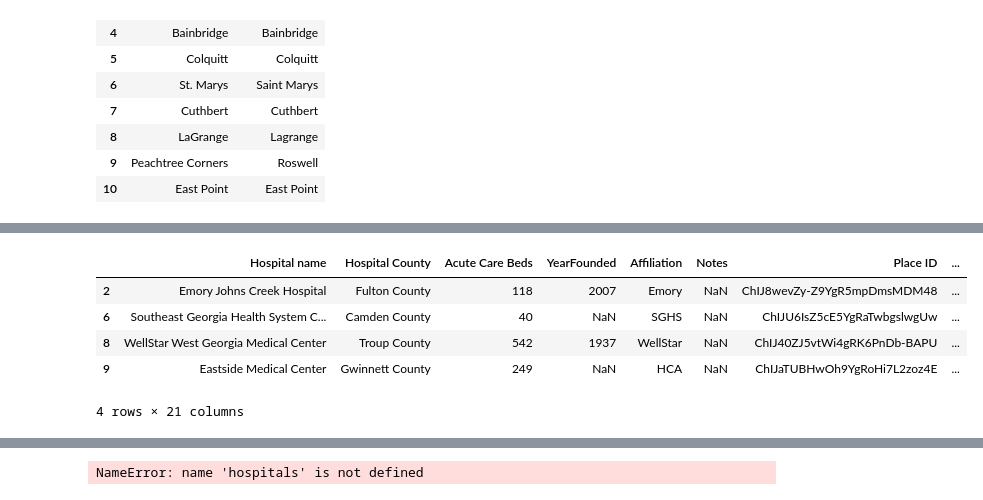
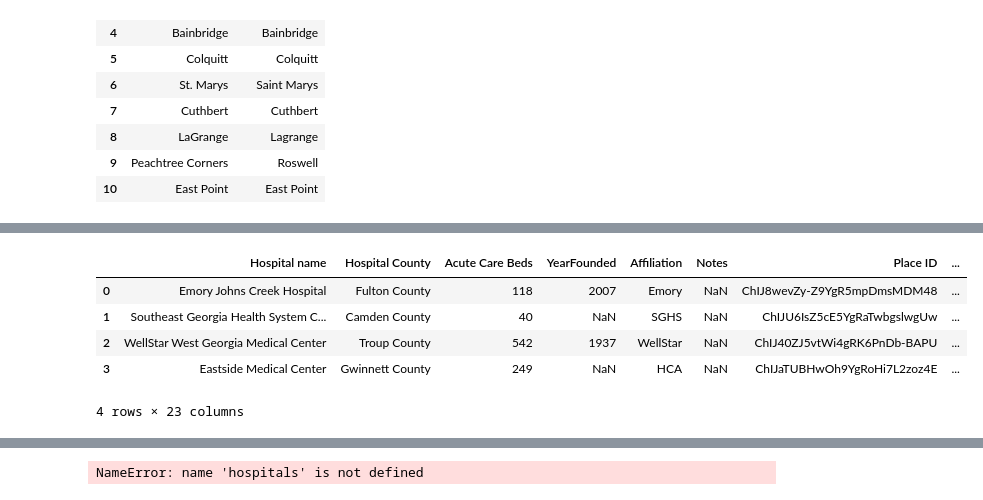
Before and after one commit to jtilenis/Data_Scavengers, a Jupyter notebook: hospital_api.ipynb, the cells around one changed output, grey strips where cells are left out. Drawn from its saved outputs; the diff is of its cells as text; code cells hidden in the pictures.

```diff
--- a/hospital_api.ipynb
+++ b/hospital_api.ipynb
@@ -412,7 +412,7 @@ city_merge = pd.merge(hospital, census_data, how = 'outer', on = 'City')
 
 
 
-city_merge = city_merge.rename(columns={"County_x" : "Hospital County", "Latitude_x" : "Hospital Latitude", "ZIP" : "City Zip Code", "Zip Code" : "Hospital Zip Code", "Latitude_y" : "City Latiude", "Longitude" : "City Longitude", "County_y" : "City County"})
+city_merge = city_merge.rename(columns={"City": "Hospital City","Longtitude" : "Hospital Longitude", "County_x" : "Hospital County", "Latitude_x" : "Hospital Latitude", "ZIP" : "City Zip Code", "Zip Code" : "Hospital Zip Code", "Latitude_y" : "City Latiude", "Longitude" : "City Longitude", "County_y" : "City County"})
 
 
 
@@ -486,10 +486,10 @@ city_map
 | 10 | East Point | East Point |
 # %%
 #Mapping in updated city names
-updated_city_names = pd.merge(unjoined, city_map, how = 'inner', left_on = 'City', right_on = 'city_map_old')
+updated_city_names = pd.merge(unjoined, city_map, how = 'inner', left_on = 'Hospital City', right_on = 'city_map_old')
 
 #formatting
-del updated_city_names['City']
+del updated_city_names['Hospital City']
 del updated_city_names['city_map_old']
 del updated_city_names['Median Income']
 del updated_city_names['Population']
@@ -516,16 +516,26 @@ updated_city_names
 | 10 | WellStar Atlanta Medical Center S... | Fulton County | 183 | NaN | WellStar | Formerly South Fulton Medical Center | ChIJA1sZb6UC9YgREjkaPkATQAU | ... |
 # %%
 #Re-merging the data above with the census data
-group2 = pd.merge(updated_city_names, census, how = 'left', on = 'City', indicator = True)
+group2 = pd.merge(updated_city_names, census_data, how = 'inner', on = 'City', indicator = True)
 joined2 = group2.loc[group2['_merge'] == 'both']
 joined2
+
+del joined2['City Longitude']
+del joined2['City Lat']
+del joined2['City County']
+
+
+joined2 = joined2.rename(columns={"ZIP" : "City Zip Code", "Zip Code" : "Hospital Zip Code", "Latitude" : "City Latitude", "Longitude" : "City Longitude", "County" : "City County"})
+
+
+joined2
 # %% [output]
 |  | Hospital name | Hospital County | Acute Care Beds | YearFounded | Affiliation | Notes | Place ID | ... |
-| 2 | Emory Johns Creek Hospital | Fulton County | 118 | 2007 | Emory | NaN | ChIJ8wevZy-Z9YgR5mpDmsMDM48 | ... |
-| 6 | Southeast Georgia Health System C... | Camden County | 40 | NaN | SGHS | NaN | ChIJU6IsZ5cE5YgRaTwbgslwgUw | ... |
-| 8 | WellStar West Georgia Medical Center | Troup County | 542 | 1937 | WellStar | NaN | ChIJ40ZJ5vtWi4gRK6PnDb-BAPU | ... |
-| 9 | Eastside Medical Center | Gwinnett County | 249 | NaN | HCA | NaN | ChIJaTUBHwOh9YgRoHi7L2zoz4E | ... |
+| 0 | Emory Johns Creek Hospital | Fulton County | 118 | 2007 | Emory | NaN | ChIJ8wevZy-Z9YgR5mpDmsMDM48 | ... |
+| 1 | Southeast Georgia Health System C... | Camden County | 40 | NaN | SGHS | NaN | ChIJU6IsZ5cE5YgRaTwbgslwgUw | ... |
+| 2 | WellStar West Georgia Medical Center | Troup County | 542 | 1937 | WellStar | NaN | ChIJ40ZJ5vtWi4gRK6PnDb-BAPU | ... |
+| 3 | Eastside Medical Center | Gwinnett County | 249 | NaN | HCA | NaN | ChIJaTUBHwOh9YgRoHi7L2zoz4E | ... |
-4 rows × 21 columns
+4 rows × 23 columns
 # %%
 #Looking if there's still unjoined records, will end up excluding this from the data
 unjoined2 = group2.loc[group2['_merge'] == 'left_only']
```
Also changed, not shown: parts of 8 cells of this notebook, 1 other file.
